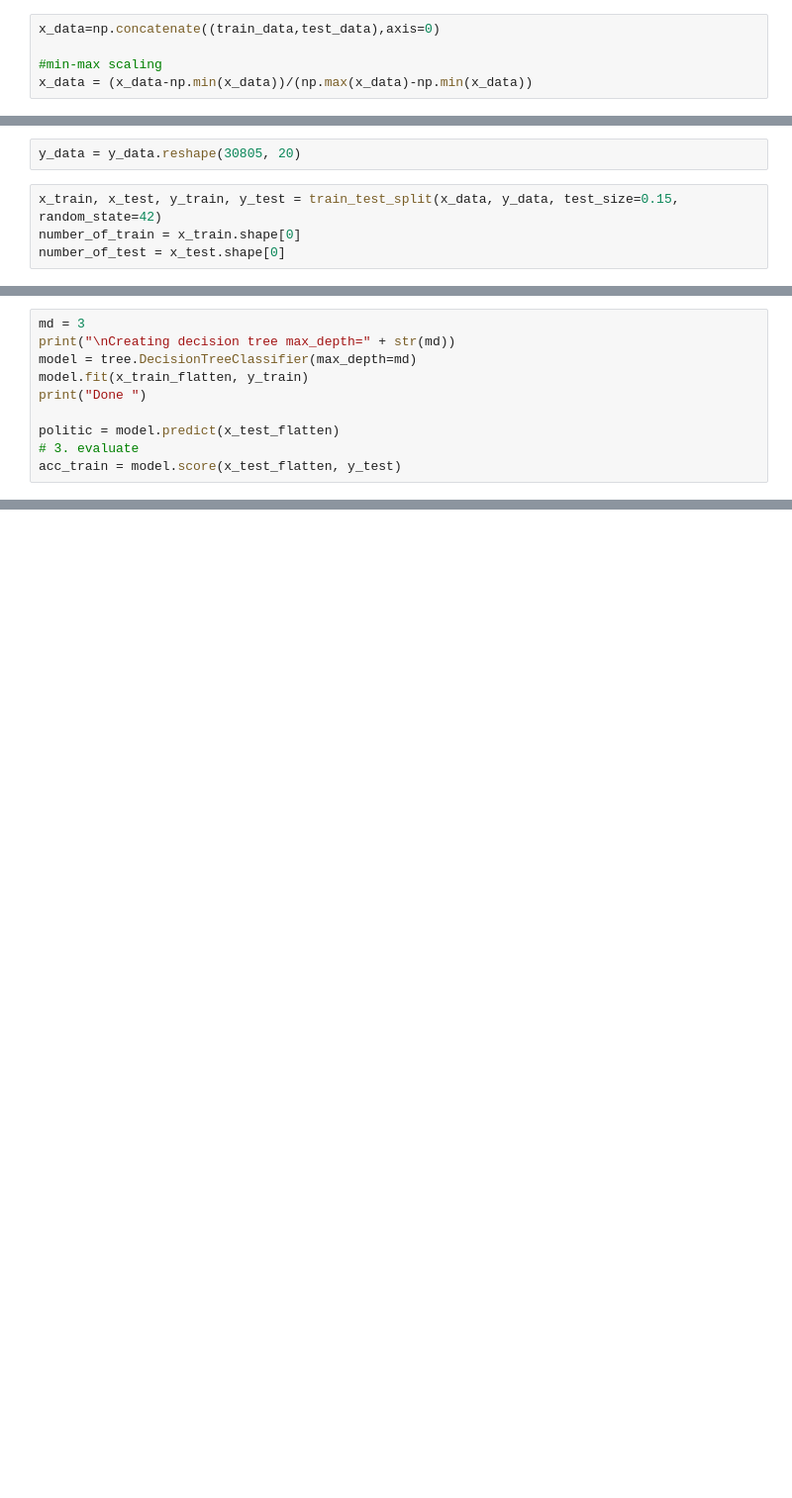
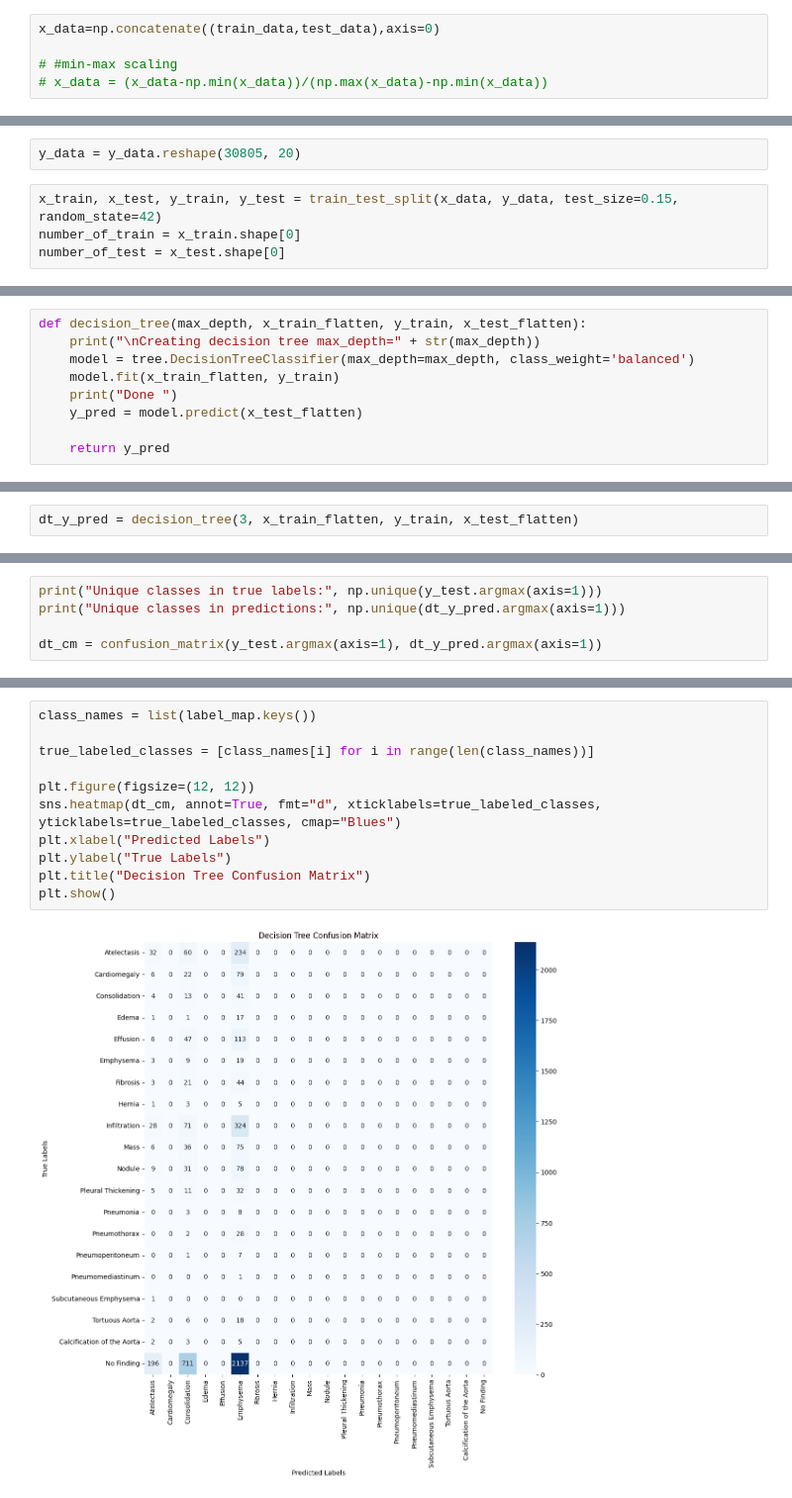
Before and after one commit to vagmi20/DS541-Project-ImageSegmentation, a Jupyter notebook: baseline/baseline_logistic.ipynb, the cells around one changed output, grey strips where cells are left out. Shown at 99% size. Cells and saved outputs as stored; diff of their text form; blank space fills up the shorter version.

```diff
--- a/baseline/baseline_logistic.ipynb
+++ b/baseline/baseline_logistic.ipynb
@@ -98,5 +89,5 @@ train_data, train_labels, test_data, test_labels = train_test_preprocess_data(im
 # %%
 x_data=np.concatenate((train_data,test_data),axis=0)
 
-#min-max scaling
-x_data = (x_data-np.min(x_data))/(np.max(x_data)-np.min(x_data))
+# #min-max scaling
+# x_data = (x_data-np.min(x_data))/(np.max(x_data)-np.min(x_data))
@@ -150,10 +110,9 @@ ValueError: y should be a 1d array, got an array of shape (26184, 20) instead.
 # %%
-md = 3
-print("\nCreating decision tree max_depth=" + str(md))
-model = tree.DecisionTreeClassifier(max_depth=md)
-model.fit(x_train_flatten, y_train)
-print("Done ")
+def decision_tree(max_depth, x_train_flatten, y_train, x_test_flatten):
+    print("\nCreating decision tree max_depth=" + str(max_depth))
+    model = tree.DecisionTreeClassifier(max_depth=max_depth, class_weight='balanced')
+    model.fit(x_train_flatten, y_train)
+    print("Done ")
+    y_pred = model.predict(x_test_flatten)
 
-politic = model.predict(x_test_flatten)
-# 3. evaluate
-acc_train = model.score(x_test_flatten, y_test)
+    return y_pred
@@ -174,0 +127,2 @@ np.float64(0.15963961106674884)
+# %%
+dt_y_pred = decision_tree(3, x_train_flatten, y_train, x_test_flatten)
@@ -174,0 +136,5 @@ np.float64(0.15963961106674884)
+# %%
+print("Unique classes in true labels:", np.unique(y_test.argmax(axis=1)))
+print("Unique classes in predictions:", np.unique(dt_y_pred.argmax(axis=1)))
+
+dt_cm = confusion_matrix(y_test.argmax(axis=1), dt_y_pred.argmax(axis=1))
@@ -174,0 +144,13 @@ np.float64(0.15963961106674884)
+# %%
+class_names = list(label_map.keys())
+
+true_labeled_classes = [class_names[i] for i in range(len(class_names))]
+
+plt.figure(figsize=(12, 12))
+sns.heatmap(dt_cm, annot=True, fmt="d", xticklabels=true_labeled_classes, yticklabels=true_labeled_classes, cmap="Blues")
+plt.xlabel("Predicted Labels")
+plt.ylabel("True Labels")
+plt.title("Decision Tree Confusion Matrix")
+plt.show()
+# %% [output]
+[figure, added]
```
Also changed, not shown: parts of 37 cells of this notebook, 13 other files.
